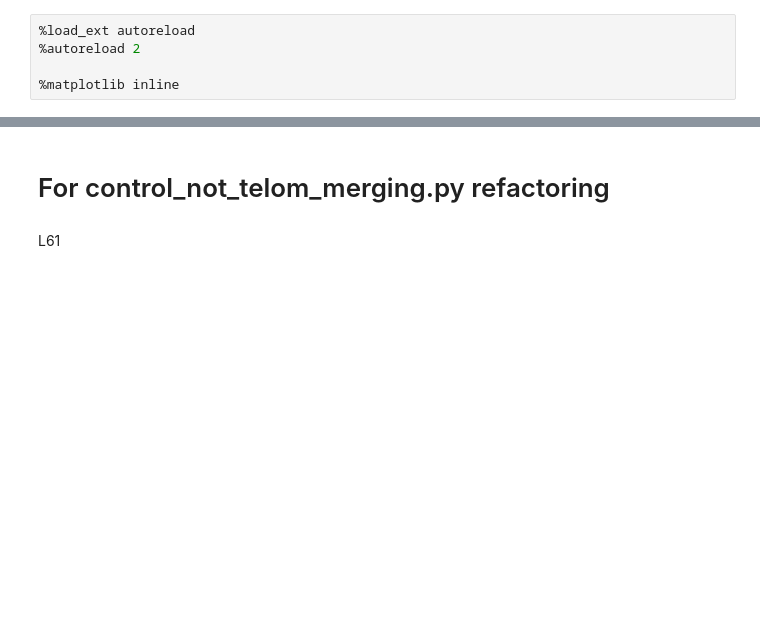
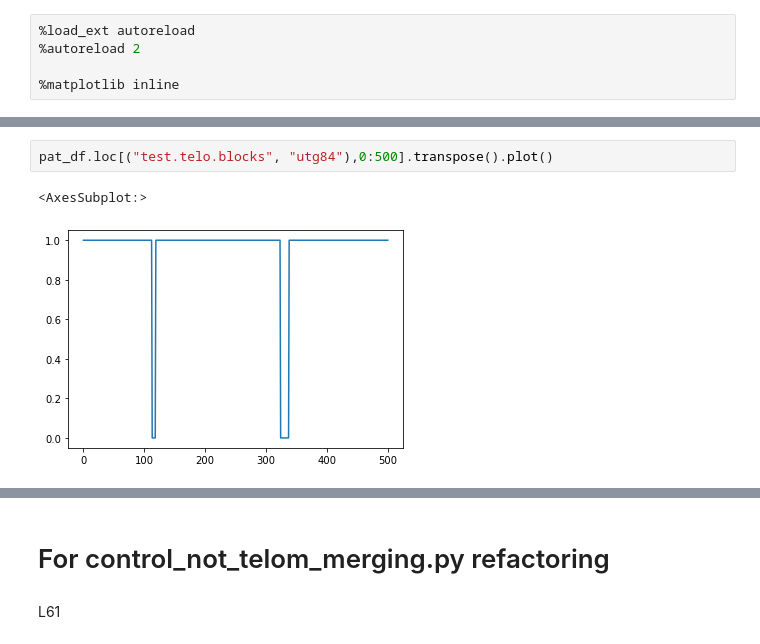
Before and after one commit to GillesFischerSorbonne/telofinder, a Jupyter notebook: src/python_script/analyse_telom_testing.ipynb, the cells around one changed output, grey strips where cells are left out. Drawn from its saved outputs; the diff is of its cells as text; blank space fills up the shorter version.

```diff
--- a/src/python_script/analyse_telom_testing.ipynb
+++ b/src/python_script/analyse_telom_testing.ipynb
@@ -54 +72,6 @@ poly_df.loc[("test_N", "50N+tel_R"),:].transpose().plot()
+# %%
+pat_df.loc[("test.telo.blocks", "utg84"),0:500].transpose().plot()
+# %% [output]
+<AxesSubplot:>
+[figure, added]
 # %%
```
Also changed, not shown: parts of 9 cells of this notebook.
